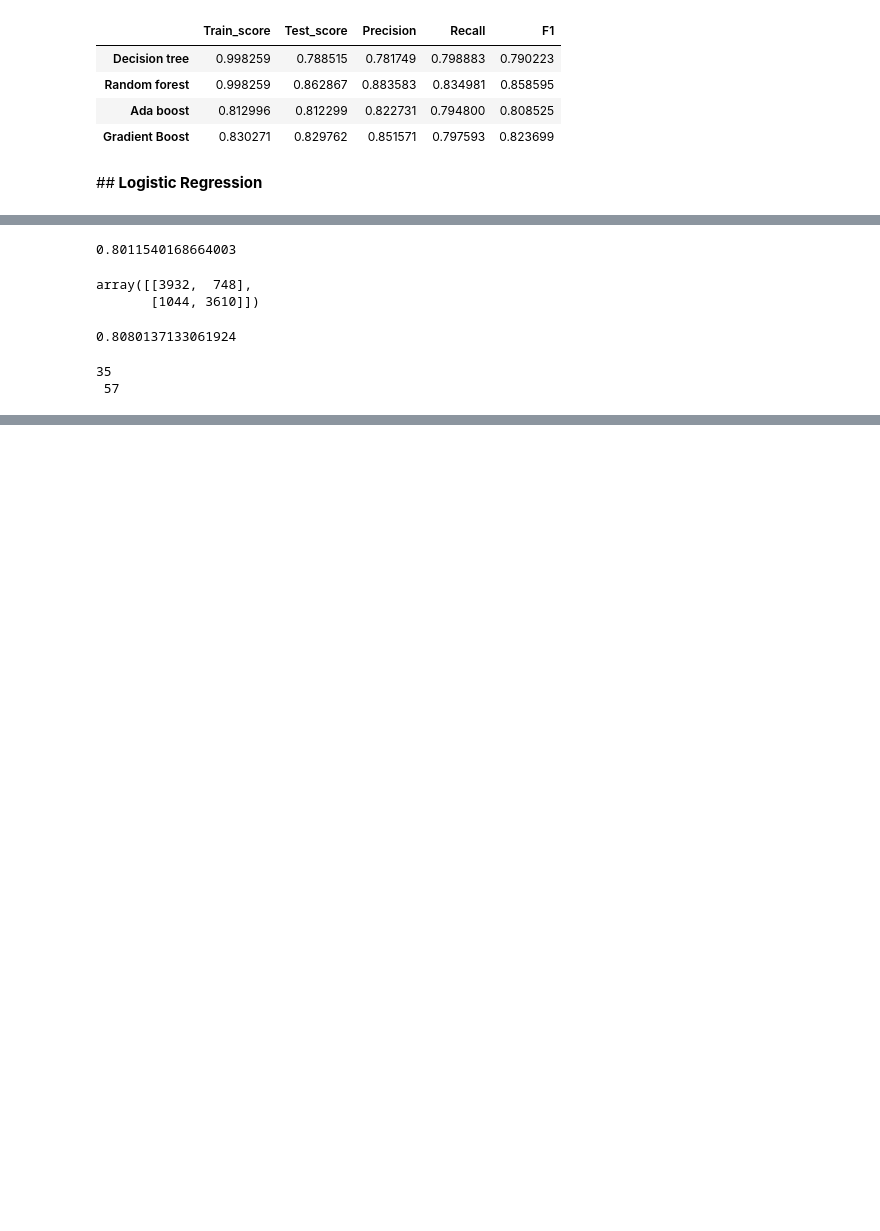
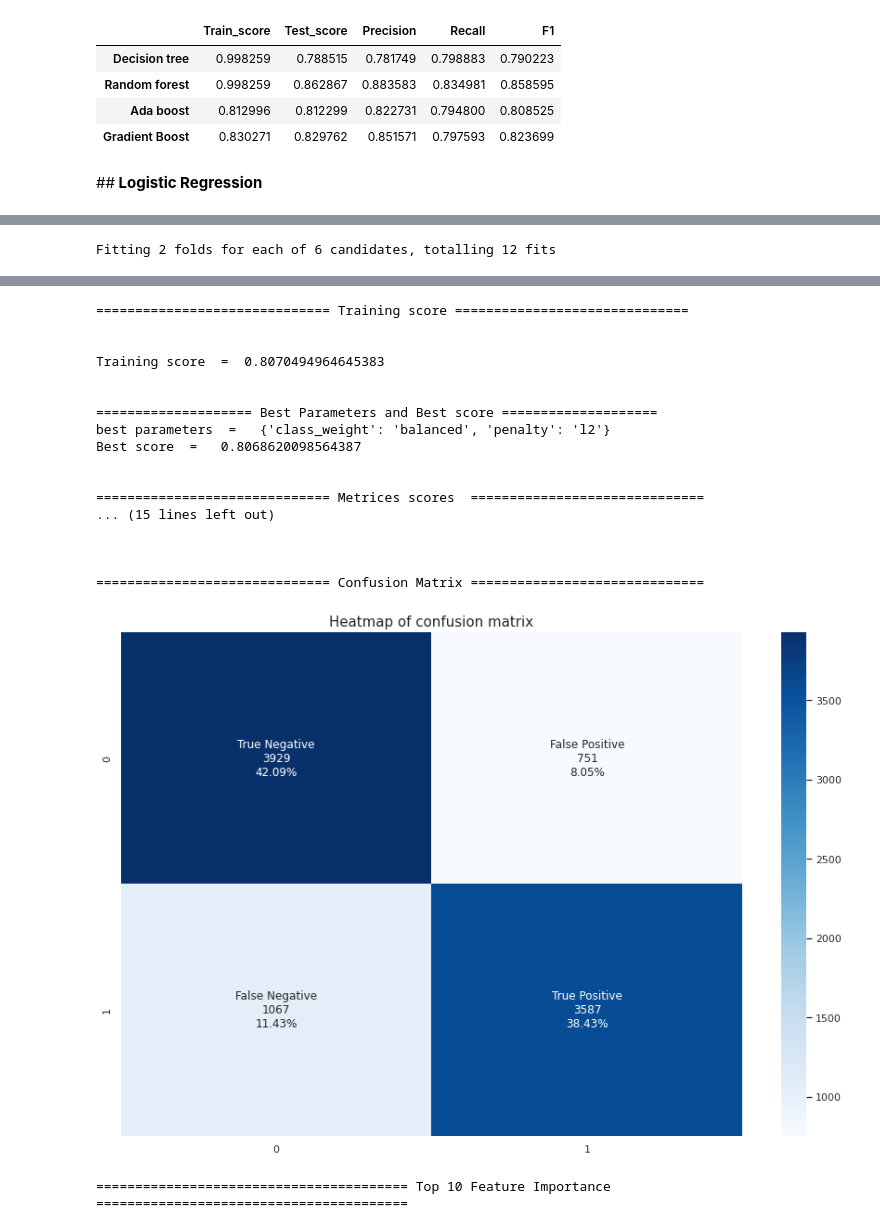
Before and after one commit to armanalam6342/Credit-Card-Default-Prediction, a Jupyter notebook: Credit_Card_Default_Prediction_Capstone_Project.ipynb, the cells around one changed output, grey strips where cells are left out. Saved outputs shown, nothing was run; the diff lists cells and outputs as text; code cells hidden in the pictures; blank space fills up the shorter version.

```diff
--- a/Credit_Card_Default_Prediction_Capstone_Project.ipynb
+++ b/Credit_Card_Default_Prediction_Capstone_Project.ipynb
@@ -656,9 +656,9 @@ fit_and_score(X_train_scaled,X_test_scaled,y_train,y_test,X,y)
 # %%
 #Creating empty list for storing metrices scores
 training_score = []
-accuracy_score  = []
-precision_score = []
-recall_score  = []
-f1_score = []
+accuracy_sco  = []
+precision_sco = []
+recall_sco  = []
+f1_sco = []
 # %%
 #
@@ -704,11 +747,8 @@ logistic_grid_search.best_score_
 from sklearn.linear_model import LogisticRegression
 # %%
 # Parameters for logistic regression
-logistic_parameters = {'penalty':['l1', 'l2', 'elasticnet', 'none'],
+logistic_parameters = {'penalty':['l1', 'l2', 'elasticnet',],
                        'class_weight':['dict','balanced'],
-
 }
 # %%
 logistic_grid_search = GridSearchCV(LogisticRegression(),param_grid=logistic_parameters,cv=2,verbose=True)
-# %%
-logistic_grid_search.fit(X_train_scaled,y_train)
@@ -751,18 +755,4 @@ pred = logistic_grid_search.predict(X_test_scaled)
-# %%
-f1_score(y_test,pred)
-# %% [output]
-0.8011540168664003
-# %%
-confusion_matrix(y_test,pred)
-# %% [output]
-array([[3932,  748],
-       [1044, 3610]])
-# %%
-accuracy_score(y_test,pred)
-# %% [output]
-0.8080137133061924
-# %%
-print(7*5,'\n',52+5)
-# %% [output]
-35
- 57
+# %%
+matrix(logistic_grid_search,X_train_scaled,X_test_scaled,y_train,y_test,logistic=True)
+# %% [output]
+Fitting 2 folds for each of 6 candidates, totalling 12 fits
@@ -768,0 +761,19 @@ print(7*5,'\n',52+5)
+============================== Training score ==============================
+
+
+Training score  =  0.8070494964645383
+
+
+==================== Best Parameters and Best score ====================
+best parameters  =   {'class_weight': 'balanced', 'penalty': 'l2'}
+Best score  =   0.8068620098564387
+
+
+============================== Metrices scores  ==============================
+... (15 lines left out)
+
+
+
+============================== Confusion Matrix ==============================
+[figure, added]
+======================================== Top 10 Feature Importance ========================================
```
Also changed, not shown: parts of 15 cells of this notebook.
